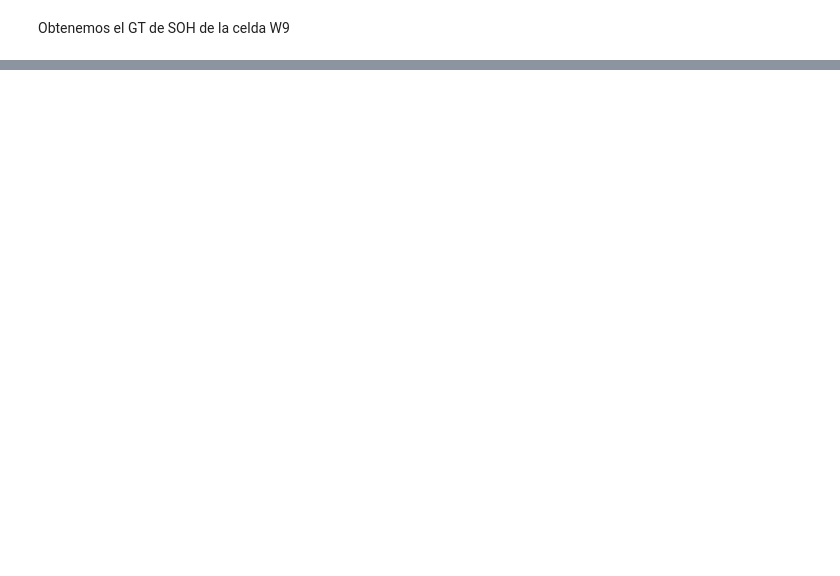
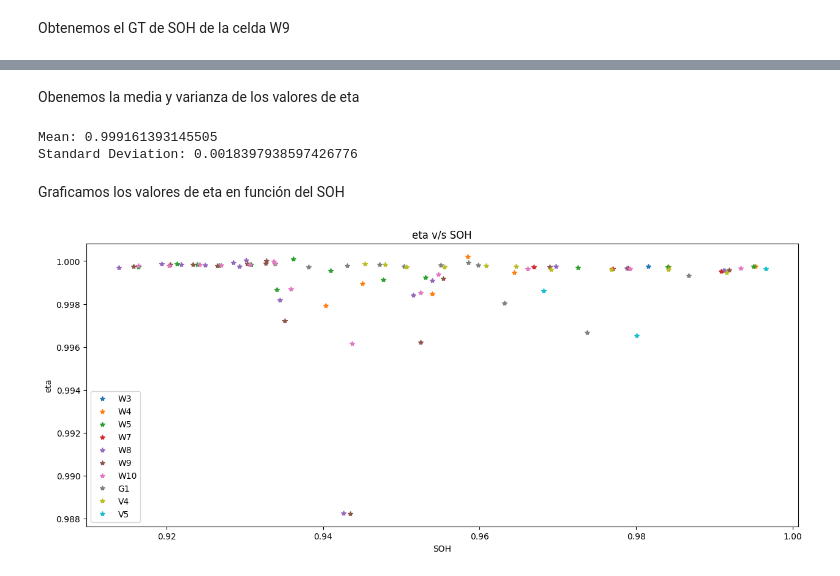
Before and after one commit to AXS-Rose/degradation_model, a Jupyter notebook: uncertainty_characterization/stanford_analysis.ipynb, the cells around one changed output, grey strips where cells are left out. Saved outputs shown, nothing was run; the diff lists cells and outputs as text; code cells hidden in the pictures; blank space fills up the shorter version.

```diff
--- a/uncertainty_characterization/stanford_analysis.ipynb
+++ b/uncertainty_characterization/stanford_analysis.ipynb
@@ -93,0 +52,15 @@ gt_df
+# %%
+EQ_cycles = []
+path = "C:/Users/Bruno/OneDrive - Universidad de Chile/BGMG/CASE/git_repositories/degradation_model/uncertainty_characterization/stanford_cell_cycles.csv"
+cell_cycles = pd.read_csv(path,delimiter=';',)
+cell_cycles_eq = pd.DataFrame()
+SR_0 = 100
+SR = 80
+acc_subc = 0
+for cell in cell_cycles.columns:
+    values = cell_cycles[cell]
+    for idx,subcycle in enumerate(values):
+        eq_cycle = subcycle*(SR/SR_0)
+        EQ_cycles.append(eq_cycle)
+    cell_cycles_eq[cell] = EQ_cycles
+    EQ_cycles = []
@@ -93,0 +134,32 @@ gt_df
+# %% [markdown]
+Obenemos la media y varianza de los valores de eta
+# %%
+total_eta_values = []
+for cell in eta_values.columns:
+    non_nan_values = [x for x in list(eta_values[cell].values) if not np.isnan(x)]
+    for elem in non_nan_values:
+        total_eta_values.append(elem)
+# %%
+mean_value = np.mean(total_eta_values)
+std_dev_value = np.std(total_eta_values, ddof=1)  # ddof=1 for sample standard deviation (unbiased)
+
+print(f"Mean: {mean_value}")
+print(f"Standard Deviation: {std_dev_value}")
+# %% [output]
+Mean: 0.999161393145505
+Standard Deviation: 0.0018397938597426776
+# %% [markdown]
+Graficamos los valores de eta en función del SOH
+# %%
+plt.figure(figsize=(15, 6))
+for cell in eta_values.columns:
+    eta_values_ = eta_values[cell]
+    Soh_values = SOH_gt_df[cell]
+    plt.plot(Soh_values, eta_values_, '*', label=cell, linestyle='none')
+plt.title("eta v/s SOH")
+plt.xlabel("SOH")
+plt.ylabel("eta")
+plt.legend()
+plt.show()
+# %% [output]
+[figure, added]
```
Also changed, not shown: parts of 9 cells of this notebook.
